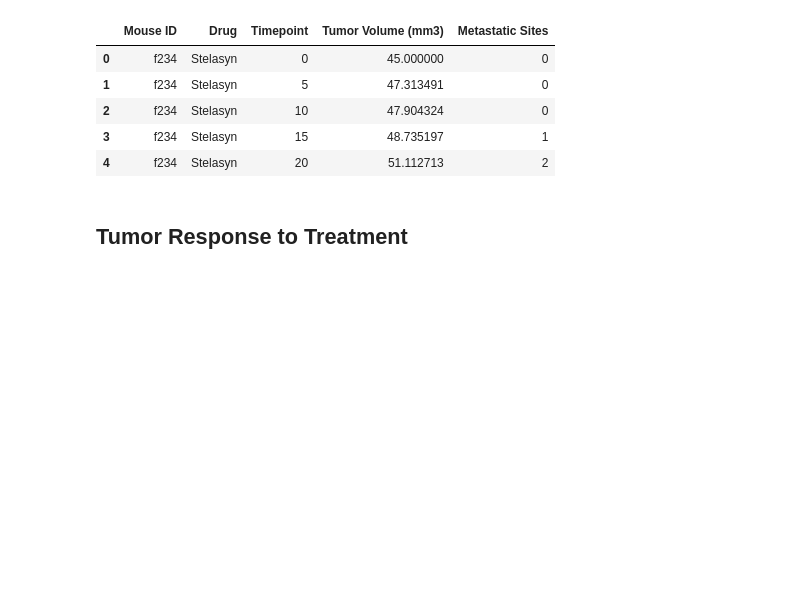
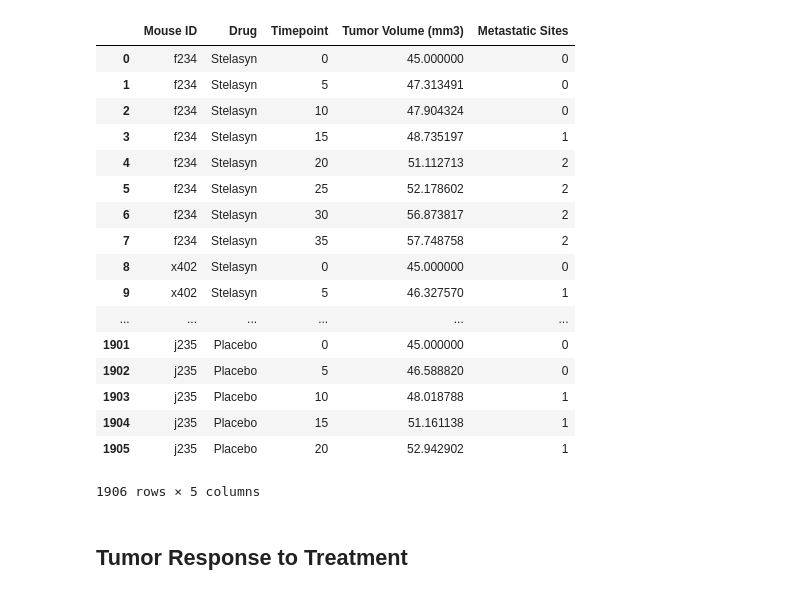
Before and after one commit to komalac/Matplotlib, a Jupyter notebook: Pymaceuticals/pymaceuticals_starter.ipynb, the cells around one changed output. Drawn from its saved outputs; the diff is of its cells as text; code cells hidden in the pictures; blank space fills up the shorter version.

```diff
--- a/Pymaceuticals/pymaceuticals_starter.ipynb
+++ b/Pymaceuticals/pymaceuticals_starter.ipynb
@@ -3,34 +3,46 @@
 %matplotlib inline
 import matplotlib.pyplot as plt
 import pandas as pd
 import numpy as np
 from scipy import stats
 
 # Hide warning messages in notebook
 import warnings
 warnings.filterwarnings('ignore')
 
 # File to Load (Remember to Change These)
 mouse_drug_data_to_load = "data/mouse_drug_data.csv"
 clinical_trial_data_to_load = "data/clinicaltrial_data.csv"
 
 # Read the Mouse and Drug Data and the Clinical Trial Data
 mouse_drug_data = pd.read_csv(mouse_drug_data_to_load)
 clinical_trial_data = pd.read_csv(clinical_trial_data_to_load)
 
 # Combine the data into a single dataset
 # merge both datasets
 mouse_clinicaltrail_df = pd.merge(mouse_drug_data, clinical_trial_data, on = "Mouse ID")
 
 # Display the data table for preview
-mouse_clinicaltrail_df.head()
+mouse_clinicaltrail_df
 # %% [output]
 |  | Mouse ID | Drug | Timepoint | Tumor Volume (mm3) | Metastatic Sites |
 | 0 | f234 | Stelasyn | 0 | 45.000000 | 0 |
 | 1 | f234 | Stelasyn | 5 | 47.313491 | 0 |
 | 2 | f234 | Stelasyn | 10 | 47.904324 | 0 |
 | 3 | f234 | Stelasyn | 15 | 48.735197 | 1 |
 | 4 | f234 | Stelasyn | 20 | 51.112713 | 2 |
+| 5 | f234 | Stelasyn | 25 | 52.178602 | 2 |
+| 6 | f234 | Stelasyn | 30 | 56.873817 | 2 |
+| 7 | f234 | Stelasyn | 35 | 57.748758 | 2 |
+| 8 | x402 | Stelasyn | 0 | 45.000000 | 0 |
+| 9 | x402 | Stelasyn | 5 | 46.327570 | 1 |
+| ... | ... | ... | ... | ... | ... |
+| 1901 | j235 | Placebo | 0 | 45.000000 | 0 |
+| 1902 | j235 | Placebo | 5 | 46.588820 | 0 |
+| 1903 | j235 | Placebo | 10 | 48.018788 | 1 |
+| 1904 | j235 | Placebo | 15 | 51.161138 | 1 |
+| 1905 | j235 | Placebo | 20 | 52.942902 | 1 |
+1906 rows × 5 columns
 # %% [markdown]
 ## Tumor Response to Treatment
 # %%
```
Also changed, not shown: parts of 5 cells of this notebook.
